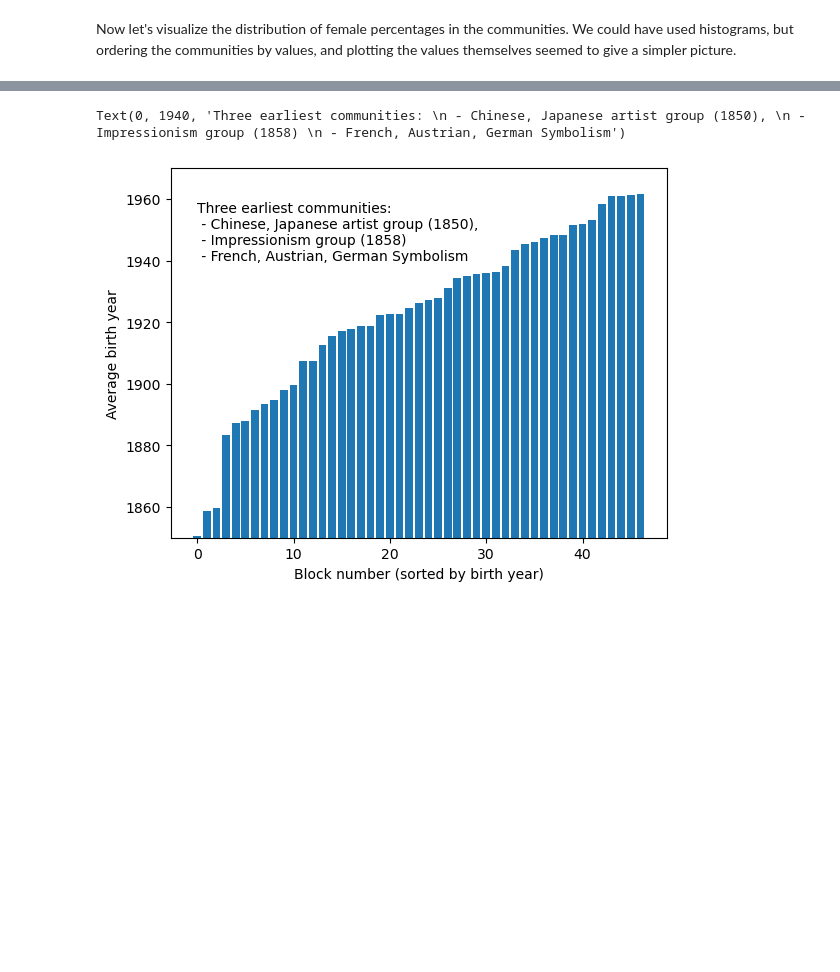
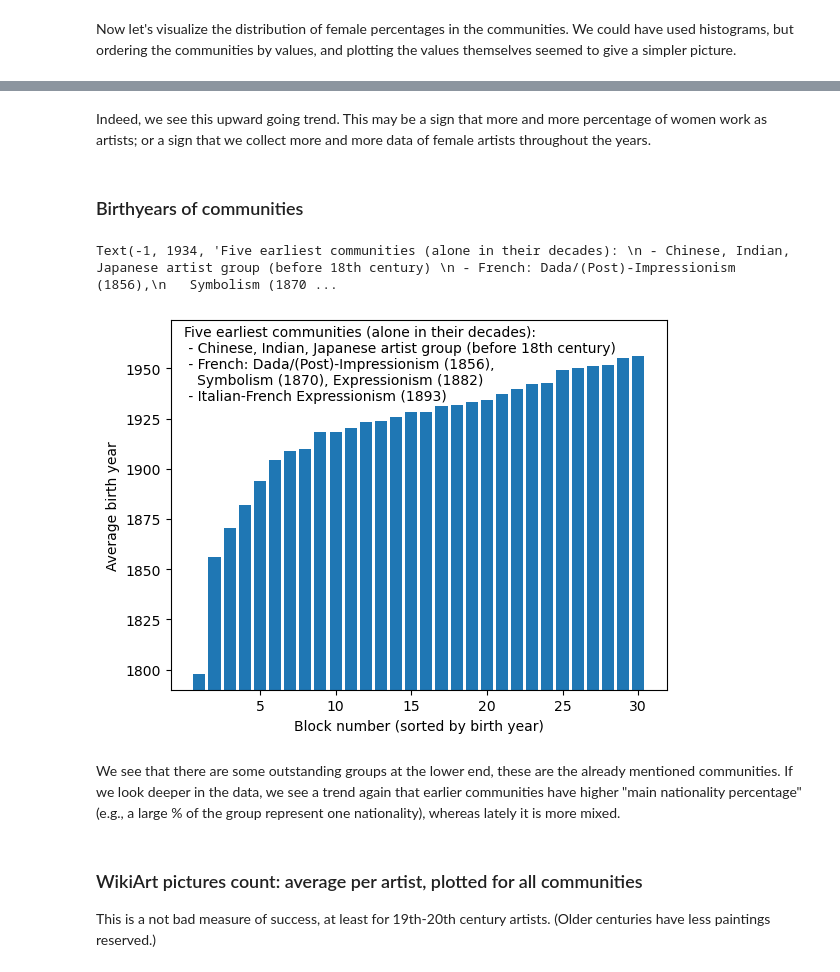
Before and after one commit to me9hanics/e-flux_scraping_coexhibition_networks, a Jupyter notebook: 4_network_building.ipynb, the cells around one changed output, grey strips where cells are left out. Drawn from its saved outputs; the diff is of its cells as text; code cells hidden in the pictures; blank space fills up the shorter version.

```diff
--- a/4_network_building.ipynb
+++ b/4_network_building.ipynb
@@ -202,7 +202,7 @@ As we see, this is already considerably smaller than the original network we sta
 import pandas as pd
 
 url = "https://raw.githubusercontent.com/me9hanics/PainterPalette/main/PainterPalette.csv"
-artists = pd.read_csv(url).drop(columns=['Type', 'Contemporary'])
+artists_df = pd.read_csv(url).drop(columns=['Type', 'Contemporary'])
 #I often include this way, don't have to download, plus keeps track of updates
 #dropping type and contemporary because they are "artificial" columns
 # %% [markdown]
@@ -460,0 +497,16 @@ plt.text(2, 57, 'Highest % group: Feminist Art');
+# %%
+import seaborn as sns
+import numpy as np
+
+#Simplifying to 5 decades. Skipping the Asian group and two French as they are the only groups in that time period
+block_data['century'] = (block_data['birth_year'] // 20).astype(int)
+plot_data = block_data.sort_values(by='birth_year', ascending=True)[3:]
+
+sns.boxplot(x='century', y='gender', data=plot_data)
+plt.xlabel('Time interval')
+plt.ylabel('Percentage of females')
+plt.title('Gender distribution by 20 year intervals')
+plt.xticks(np.arange(0, 4), ['1880-1900', '1900-1920', '1920-1940', '1940-60'])
+plt.yticks([0,10,20,30, 40, 50], ["0%","10%","20%","30%", "40%","50%"])
+
+plt.show()
@@ -461,11 +515,22 @@ plt.text(2, 57, 'Highest % group: Feminist Art');
+# %% [markdown]
+Indeed, we see this upward going trend. This may be a sign that more and more percentage of women work as artists; or a sign that we collect more and more data of female artists throughout the years.
+# %% [markdown]
+### Birthyears of communities
 # %%
 #Plot birth year
 plt.bar(range(len(block_data['birth_year'])), block_data['birth_year'].sort_values(ascending=True).values)
-plt.ylim(1850, 1970)
+plt.ylim(1790, 1974)
 plt.ylabel('Average birth year')
 plt.xlabel('Block number (sorted by birth year)')
-plt.text(0, 1940, "Three earliest communities: \n - Chinese, Japanese artist group (1850), \n - Impressionism group (1858) \n - French, Austrian, German Symbolism")
+plt.xticks([4,9,14,19,24, 29], labels=['5', '10', '15', '20','25', '30' ])
+plt.text(-1, 1934, "Five earliest communities (alone in their decades): \n - Chinese, Indian, Japanese artist group (before 18th century) \n - French: Dada/(Post)-Impressionism (1856),\n   Symbolism (1870), Expressionism (1882) \n - Italian-French Expressionism (1893)")
 # %% [output]
-Text(0, 1940, 'Three earliest communities: \n - Chinese, Japanese artist group (1850), \n - Impressionism group (1858) \n - French, Austrian, German Symbolism')
+Text(-1, 1934, 'Five earliest communities (alone in their decades): \n - Chinese, Indian, Japanese artist group (before 18th century) \n - French: Dada/(Post)-Impressionism (1856),\n   Symbolism (1870 ...
-[figure, old version]
+[figure, new version]
+# %% [markdown]
+We see that there are some outstanding groups at the lower end, these are the already mentioned communities. If we look deeper in the data, we see a trend again that earlier communities have higher "main nationality percentage" (e.g., a large % of the group represent one nationality), whereas lately it is more mixed.
+# %% [markdown]
+### WikiArt pictures count: average per artist, plotted for all communities
+
+This is a not bad measure of success, at least for 19th-20th century artists. (Older centuries have less paintings reserved.)
 # %%
```
Also changed, not shown: parts of 27 cells of this notebook.
